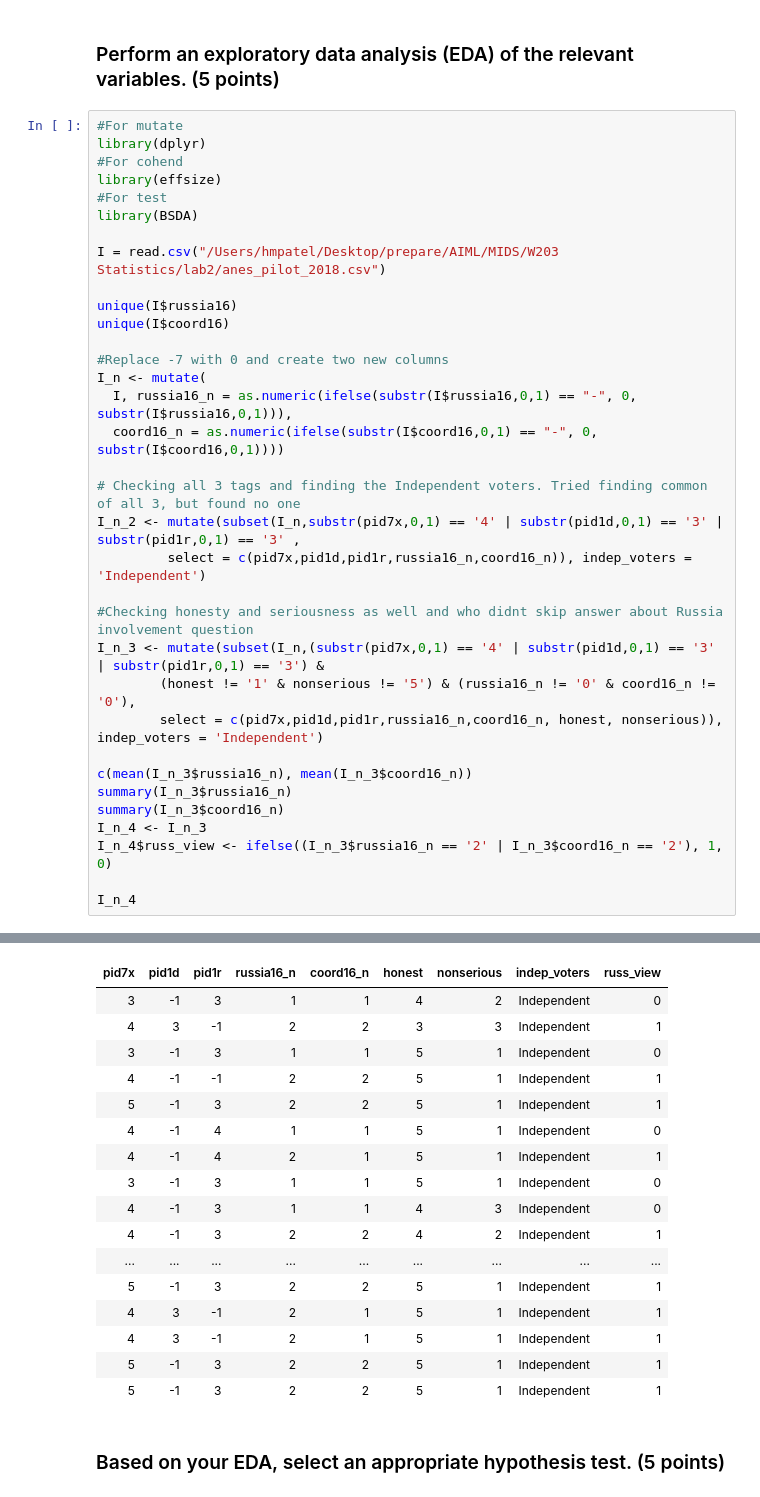
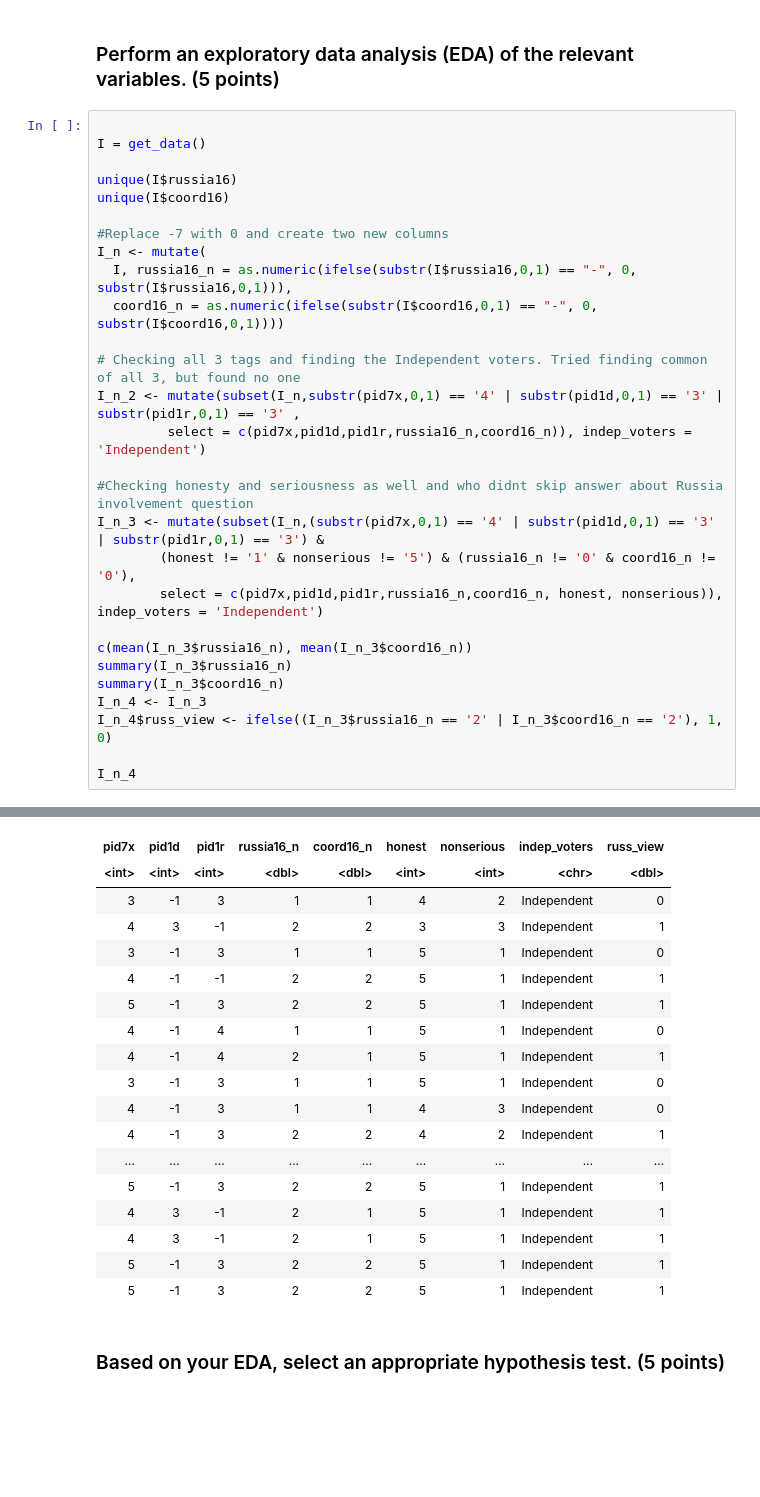
Before and after one commit to abhisha1991/w203_lab2, a Jupyter notebook: Lab2_w203_output.ipynb, the cells around one changed output, grey strips where cells are left out. Drawn from its saved outputs; the diff is of its cells as text; blank space fills up the shorter version.

```diff
--- a/Lab2_w203_output.ipynb
+++ b/Lab2_w203_output.ipynb
@@ -655,14 +700,8 @@ you think his campaign probably did not do this?"
 # %% [markdown]
 ### Perform an exploratory data analysis (EDA) of the relevant variables. (5 points)
 # %%
-#For mutate
-library(dplyr)
-#For cohend
-library(effsize)
-#For test
-library(BSDA)
 
-I = read.csv("/Users/hmpatel/Desktop/prepare/AIML/MIDS/W203 Statistics/lab2/anes_pilot_2018.csv")
+I = get_data()
 
 unique(I$russia16)
 unique(I$coord16)
@@ -699,4 +739,5 @@ I_n_4
 | pid7x | pid1d | pid1r | russia16_n | coord16_n | honest | nonserious | indep_voters | russ_view |
+| <int> | <int> | <int> | <dbl> | <dbl> | <int> | <int> | <chr> | <dbl> |
 | 3 | -1 | 3 | 1 | 1 | 4 | 2 | Independent | 0 |
 | 4 | 3 | -1 | 2 | 2 | 3 | 3 | Independent | 1 |
 | 3 | -1 | 3 | 1 | 1 | 5 | 1 | Independent | 0 |
```
Also changed, not shown: parts of 52 cells of this notebook, 1 other file.
